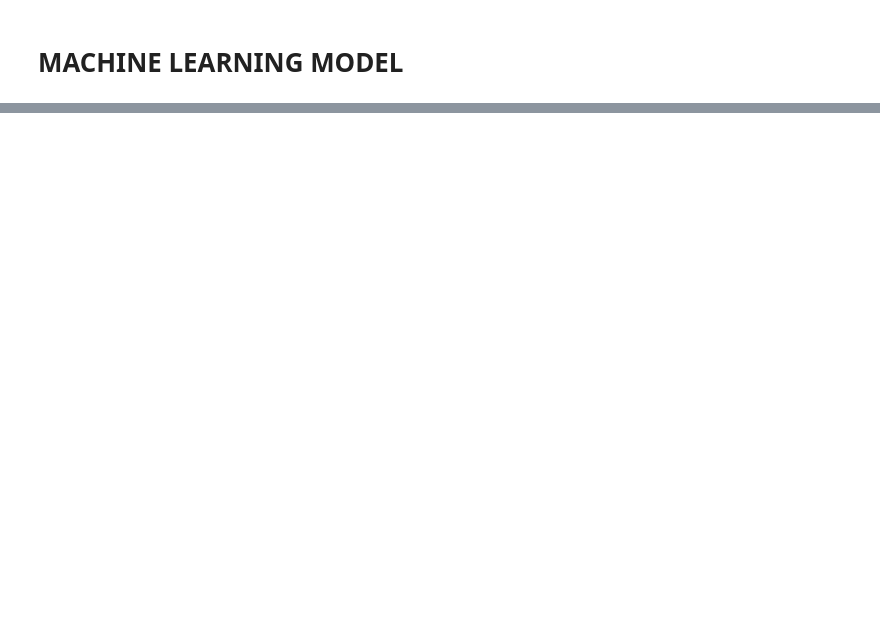
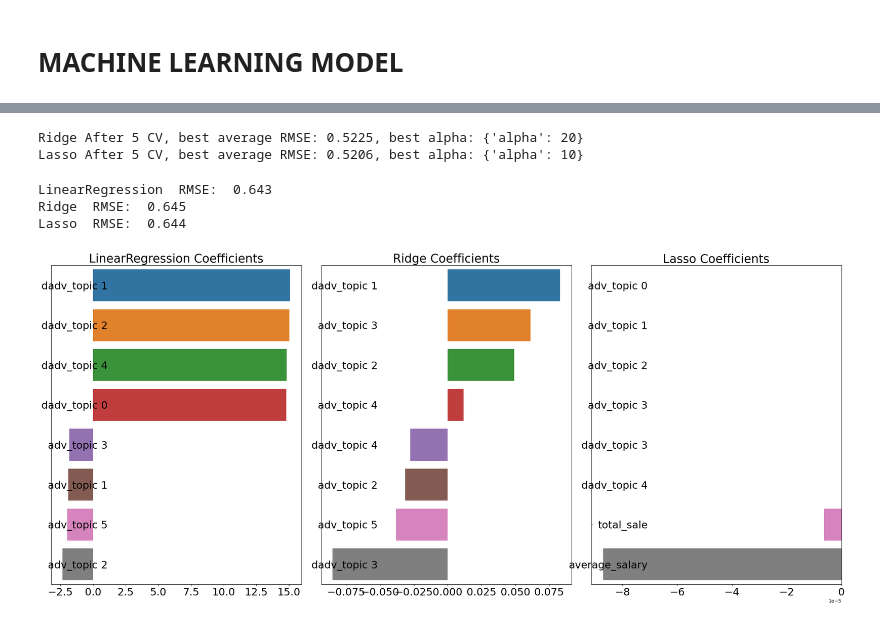
Before and after one commit to Sue-HyeongLee/SCAICO_turnover_rate, a Jupyter notebook: topic_modeling TOR_Calculate.ipynb, the cells around one changed output, grey strips where cells are left out. Saved outputs shown, nothing was run; the diff lists cells and outputs as text; code cells hidden in the pictures; blank space fills up the shorter version.

```diff
--- a/topic_modeling TOR_Calculate.ipynb
+++ b/topic_modeling TOR_Calculate.ipynb
@@ -127,0 +227,37 @@ def get_model_cv_prediction(model, X_data, y_target):
+# %%
+from sklearn.model_selection import GridSearchCV
+
+def print_best_params(model, params):
+    grid_model = GridSearchCV(model, param_grid=params,
+                              scoring='neg_mean_squared_error', cv=5)
+    grid_model.fit(x_data,y_target)
+    rmse = np.sqrt(-1*grid_model.best_score_)
+    print('{0} After 5 CV, best average RMSE: {1}, best alpha: {2}'.format(model.__class__.__name__,
+                                                                           np.round(rmse,4),grid_model.best_params_))
+
+ridge_params = {'alpha':[0.05, 0.1, 1, 5, 8, 10, 12, 15, 20]}
+lasso_params = {'alpha':[0.001, 0.005, 0.008, 0.05, 0.03, 0.1, 0.5, 1, 5, 10]}
+print_best_params(ridge_reg,ridge_params)
+print_best_params(lasso_reg,lasso_params)
+# %% [output]
+Ridge After 5 CV, best average RMSE: 0.5225, best alpha: {'alpha': 20}
+Lasso After 5 CV, best average RMSE: 0.5206, best alpha: {'alpha': 10}
+# %%
+lr_reg = LinearRegression()
+lr_reg.fit(X_train, y_train)
+
+ridge_reg = Ridge(alpha=20)
+ridge_reg.fit(X_train, y_train)
+
+lasso_reg = Lasso(alpha=10)
+lasso_reg.fit(X_train,y_train)
+
+models = [lr_reg, ridge_reg, lasso_reg]
+get_rmses(models)
+
+visualize_coefficient(models)
+# %% [output]
+LinearRegression  RMSE:  0.643
+Ridge  RMSE:  0.645
+Lasso  RMSE:  0.644
+[figure, added]
```
Also changed, not shown: parts of 20 cells of this notebook.
